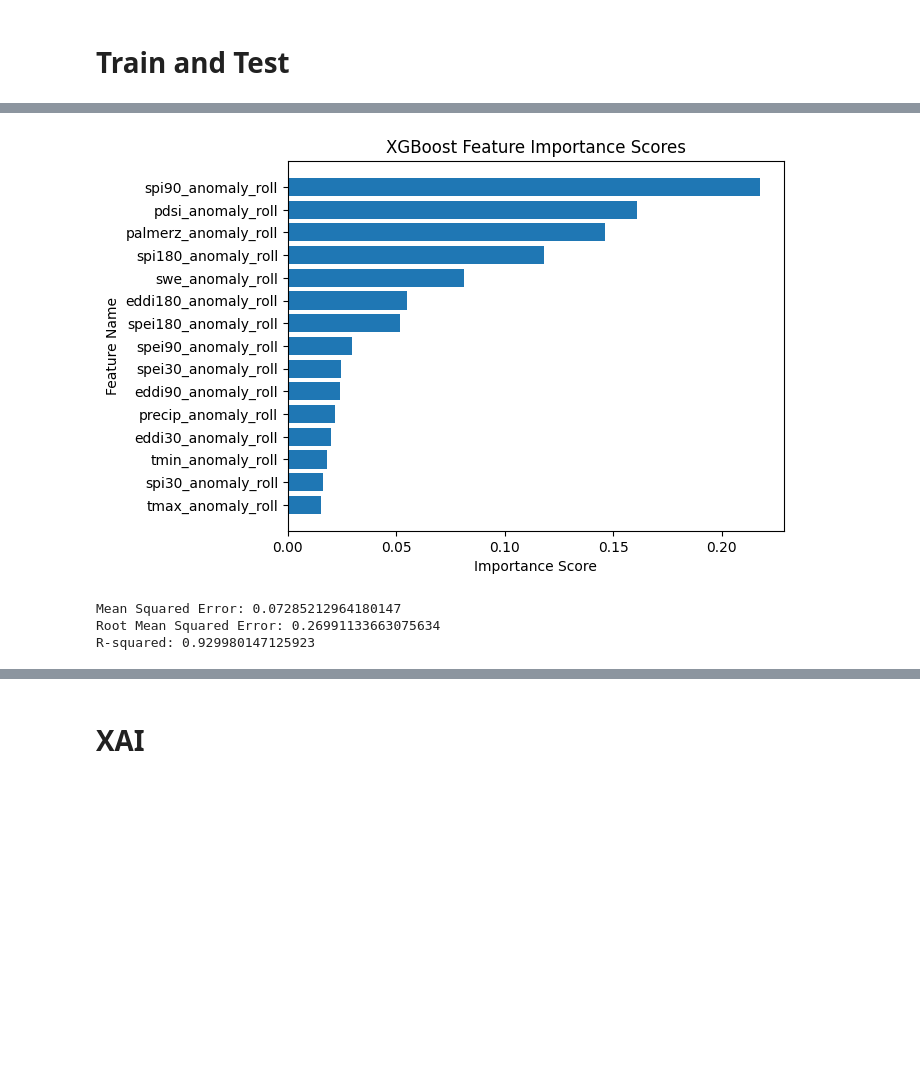
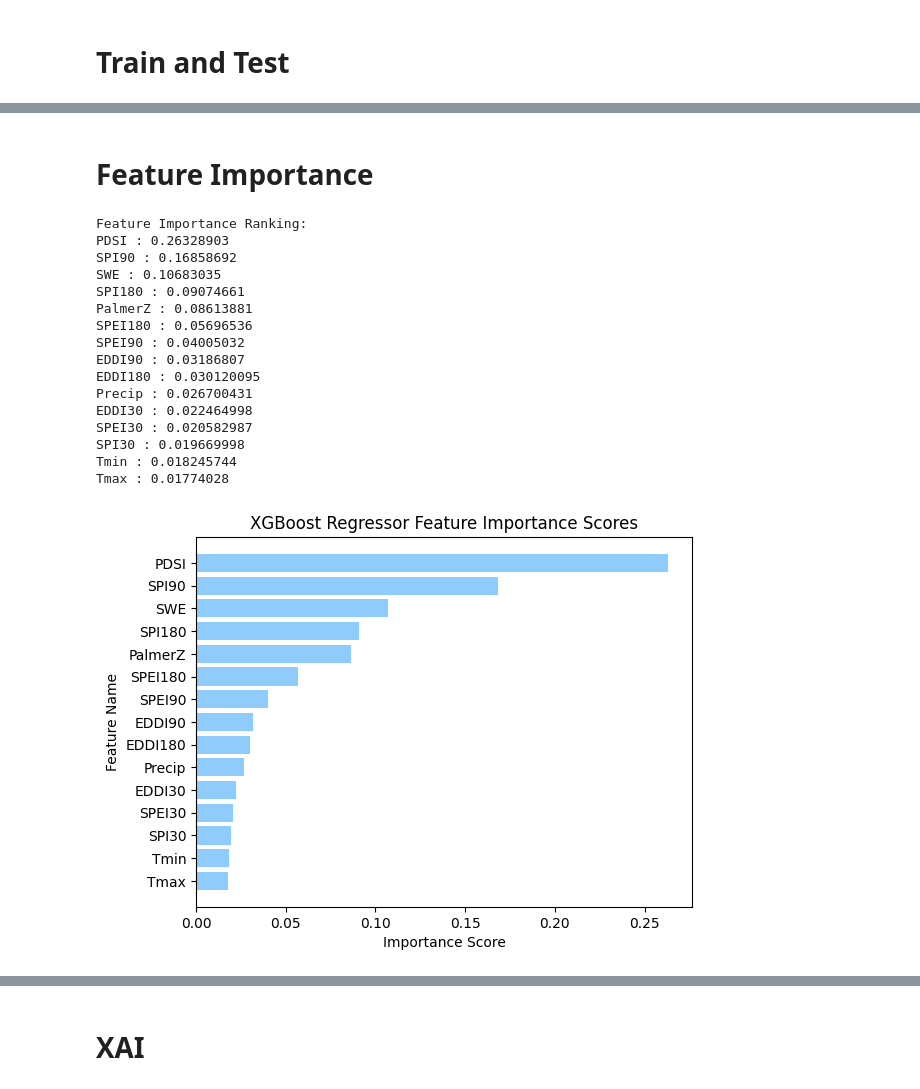
Before and after one commit to anniebritton/Ecological-Drought-ML-Modeling, a Jupyter notebook: NDVI_Modeling.ipynb, the cells around one changed output, grey strips where cells are left out. Cells and saved outputs as stored; diff of their text form; code cells hidden in the pictures; blank space fills up the shorter version.

```diff
--- a/NDVI_Modeling.ipynb
+++ b/NDVI_Modeling.ipynb
@@ -601,23 +499,14 @@ x_train, x_test, y_train, y_test = train_test_split(X, y, shuffle=True, random_s
 # %%
-# XGBoost
-# Define the model based on the best parameters
-xg_reg = XGBRegressor(colsample_bytree = 0.8331,
-                      learning_rate = 0.0392,
-                      max_depth = 8,
-                      min_child_weight = 3,
-                      n_estimators = 475,
-                      subsample = 0.6732)
-
-# Fit the model to the training data
-xg_reg.fit(x_train, y_train)
+# Load the model
+xg_reg = load('/content/drive/MyDrive/School/M.S./Courses/Capstone/Colab/Data/Models/xgb_reg.joblib')
 
 # Use the trained model to make predictions on the test data
-y_pred = xg_reg.predict(x_test)
+xg_y_pred = xg_reg.predict(x_test)
 
 # Calculate the model performance metrics on the test data
-mse = mean_squared_error(y_test, y_pred)
+mse = mean_squared_error(y_test, xg_y_pred )
 rmse = np.sqrt(mse)
-r2 = r2_score(y_test, y_pred)
+r2 = r2_score(y_test, xg_y_pred )
 
 print('Mean Squared Error:', mse)
 print('Root Mean Squared Error:', rmse)
@@ -629,66 +592,56 @@ R-squared: 0.9016194022884273
+# %% [markdown]
+# **Feature Importance**
 # %%
 # XGB
 # Get feature importance scores
 importance = xg_reg.feature_importances_
 
 # Create a list of feature names
 features = list(normalized_df.columns[1:16])
 
 # Create a dictionary of feature importance scores and feature names
 feature_importance = dict(zip(features, importance))
 
 # Sort the dictionary by feature importance scores in descending order
 sorted_feature_importance = sorted(feature_importance.items(), key=lambda x: x[1], reverse=True)
 
 # Print the feature importance ranking
-# print("Feature Importance Ranking:")
-# for feature, importance_score in sorted_feature_importance:
-#     print(feature, ":", importance_score)
+print("Feature Importance Ranking:")
+for feature, importance_score in sorted_feature_importance:
+    print(feature, ":", importance_score)
 
 # Create a list of feature names and importance scores, in reverse order
 features = [x[0] for x in reversed(sorted_feature_importance)]
 importance_scores = [x[1] for x in reversed(sorted_feature_importance)]
 
 # Create a horizontal bar chart
-plt.barh(features, importance_scores)
+plt.barh(features, importance_scores, color='#8fccfb')
 
 # Add a title and axis labels
-plt.title('XGBoost Feature Importance Scores')
+plt.title('XGBoost Regressor Feature Importance Scores')
 plt.xlabel('Importance Score')
 plt.ylabel('Feature Name')
 
 # Display the chart
 plt.show()
 # %% [output]
+Feature Importance Ranking:
+PDSI : 0.26328903
+SPI90 : 0.16858692
+SWE : 0.10683035
+SPI180 : 0.09074661
+PalmerZ : 0.08613881
+SPEI180 : 0.05696536
+SPEI90 : 0.04005032
+EDDI90 : 0.03186807
+EDDI180 : 0.030120095
+Precip : 0.026700431
+EDDI30 : 0.022464998
+SPEI30 : 0.020582987
+SPI30 : 0.019669998
+Tmin : 0.018245744
+Tmax : 0.01774028
-[figure, old version]
+[figure, new version]
-# %%
-# ETR
-# Define the ExtraTreesRegressor model
-et_reg = ExtraTreesRegressor(bootstrap=False,
-                               max_depth=25,
-                               max_features=1.0,
-                               min_samples_leaf=1,
-                               min_samples_split=2,
-                               n_estimators=1330)
-
-# Fit the model to the training data
-et_reg.fit(x_train, y_train)
-
-# Use the trained model to make predictions on the test data
-y_pred = et_reg.predict(x_test)
-
-# Calculate the model performance metrics on the test data
-mse = mean_squared_error(y_test, y_pred)
-rmse = np.sqrt(mse)
-r2 = r2_score(y_test, y_pred)
-
-print('Mean Squared Error:', mse)
-print('Root Mean Squared Error:', rmse)
-print('R-squared:', r2)
-# %% [output]
-Mean Squared Error: 0.07285212964180147
-Root Mean Squared Error: 0.26991133663075634
-R-squared: 0.929980147125923
 # %%
 # ETR
 # Get feature importance scores
```
Also changed, not shown: parts of 55 cells of this notebook.
